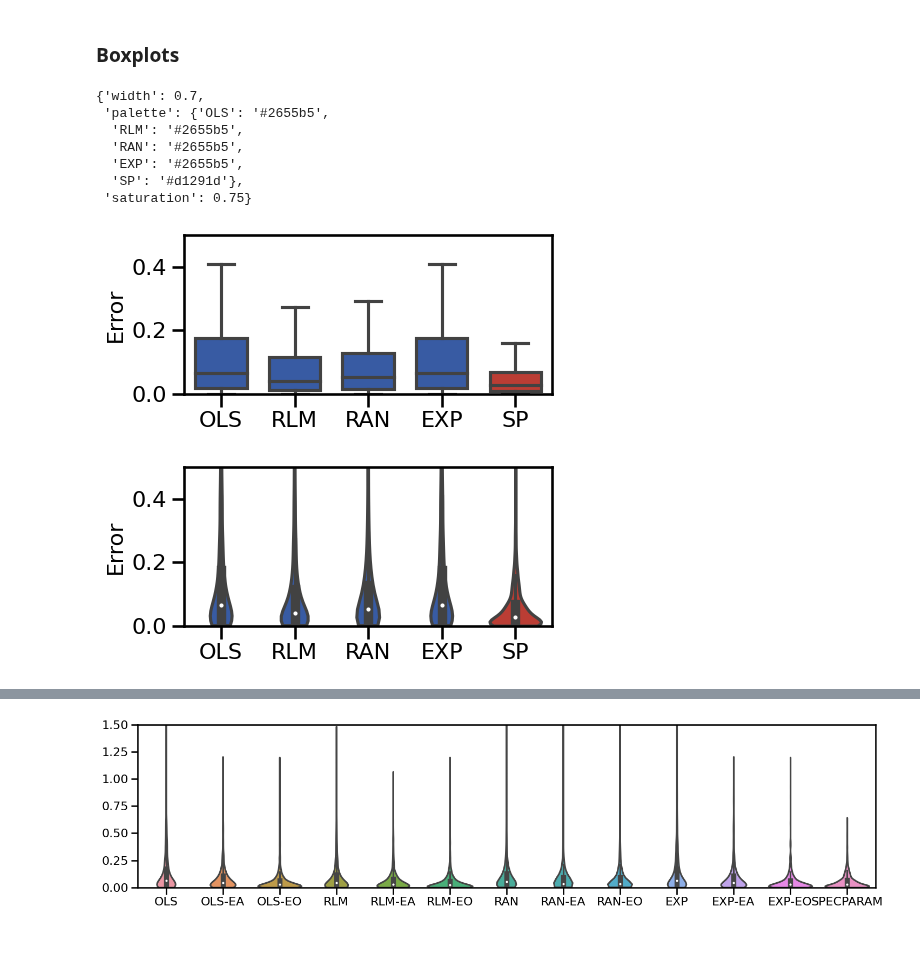
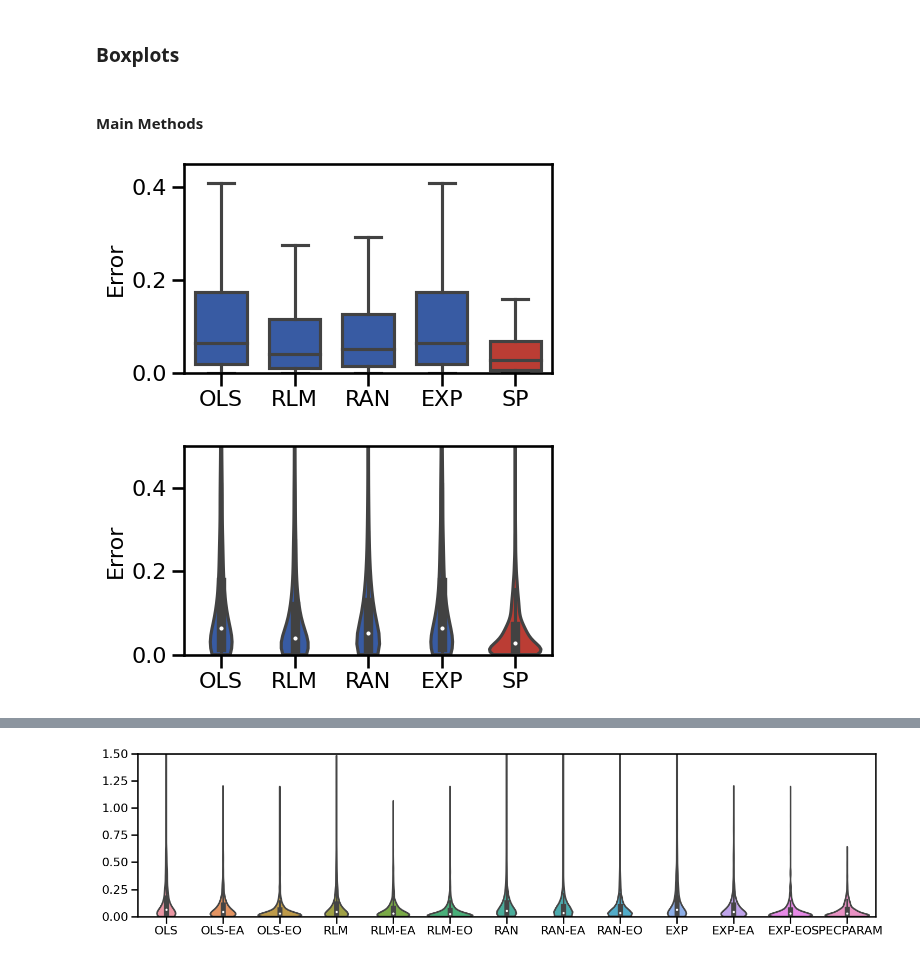
Before and after one commit to AperiodicMethods/AperiodicMethods, a Jupyter notebook: notebooks/21-SpectralFitting.ipynb, the cells around one changed output, grey strips where cells are left out. Drawn from its saved outputs; the diff is of its cells as text; code cells hidden in the pictures.

```diff
--- a/notebooks/21-SpectralFitting.ipynb
+++ b/notebooks/21-SpectralFitting.ipynb
@@ -644,38 +626,30 @@ Percentage of fits above an error threshold:
 ## Visualizations
 # %%
 # Define labels
+labels = ['OLS', 'RLM', 'RAN', 'EXP', 'SP']
 mains = ['OLS', 'RLM', 'RAN', 'EXP', 'SPECPARAM']
 alphas = ['OLS-EA', 'RLM-EA', 'RAN-EA', 'EXP-EA', 'SPECPARAM']
 oscs = ['OLS-EO', 'RLM-EO', 'RAN-EO', 'EXP-EO', 'SPECPARAM']
 # %%
 # Split up methods by approach
-main_dicts = {label : all_fits.errors[label] for label in mains}
-alphas_dicts = {label : all_fits.errors[label] for label in alphas}
-oscs_dicts = {label : all_fits.errors[label] for label in oscs}
+main_dicts = {label : all_fits.errors[el] for label, el in zip(labels, mains)}
+alphas_dicts = {label : all_fits.errors[el] for label, el in zip(labels, alphas)}
+oscs_dicts = {label : all_fits.errors[el] for label, el in zip(labels, oscs)}
 # %% [markdown]
 ### Boxplots
 # %%
 # Plot settings
 ylim = [0, 0.5]
-# %%
-main_dicts['SP'] = main_dicts['SPECPARAM']
-main_dicts.pop('SPECPARAM');
-# %%
-BOXPLOT_SETTINGS
-# %% [output]
-{'width': 0.7,
- 'palette': {'OLS': '#2655b5',
-  'RLM': '#2655b5',
-  'RAN': '#2655b5',
-  'EXP': '#2655b5',
-  'SP': '#d1291d'},
- 'saturation': 0.75}
+# %% [markdown]
+#### Main Methods
 # %%
-plot_boxplot_errors(main_dicts, ylim=ylim, figsize=(5, 2.5), **BOXPLOT_SETTINGS,
+# Plot the boxplot errors of the main methods
+plot_boxplot_errors(main_dicts, ylim=[0, 0.45], figsize=(5, 3), **BOXPLOT_SETTINGS,
                     save_fig=SAVE_FIG, file_name='results_base' + EXT, file_path=FIGPATH)
 # %% [output]
-[figure, old version]
+[figure, new version]
 # %%
-plot_violin_errors(main_dicts, ylim=ylim, **BOXPLOT_SETTINGS, figsize=(5, 2.5))
+# Plot violin plot errors of the main methods
+plot_violin_errors(main_dicts, ylim=ylim, **BOXPLOT_SETTINGS, figsize=(5, 3))
 # %% [output]
-[figure, old version]
+[figure, new version]
```
Also changed, not shown: parts of 21 cells of this notebook, 4 other files.
